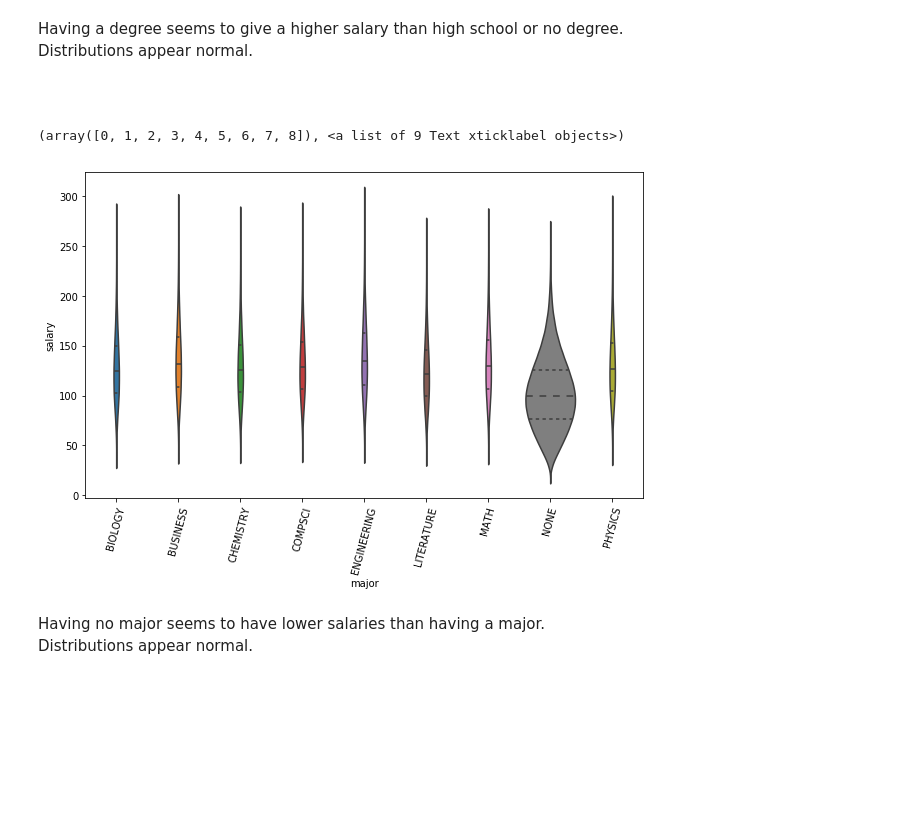
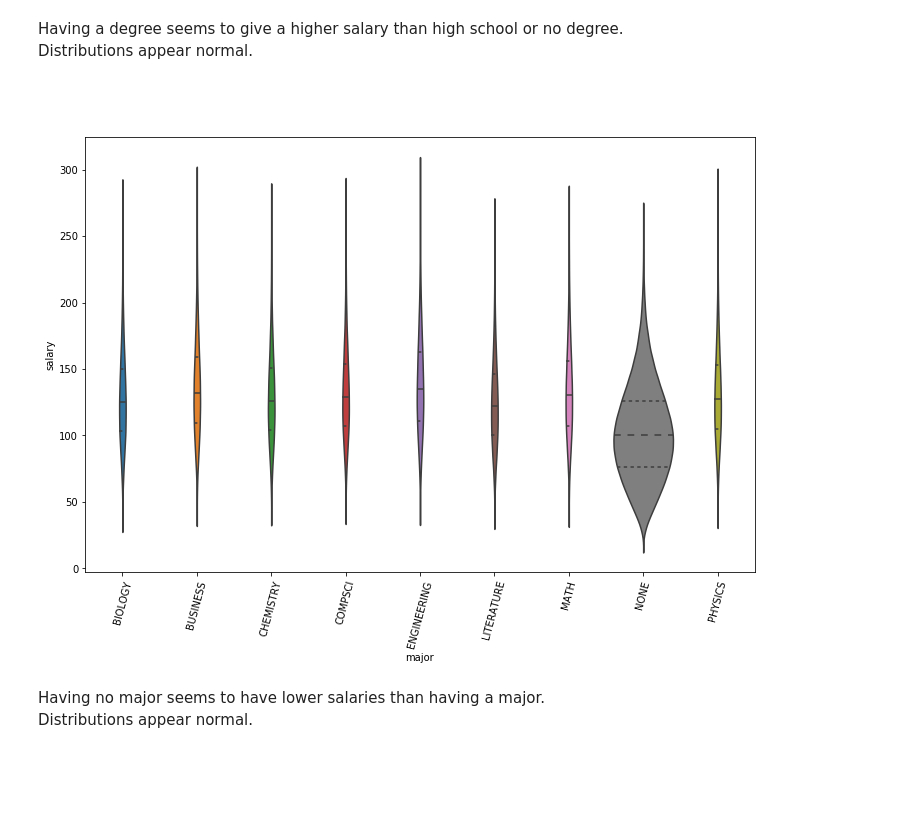
Before and after one commit to deejayrusso/Salary-Prediction-Portfolio, a Jupyter notebook: Salary Prediction Notebook.ipynb, the cells around one changed output. Saved outputs shown, nothing was run; the diff lists cells and outputs as text; code cells hidden in the pictures; blank space fills up the shorter version.

```diff
--- a/Salary Prediction Notebook.ipynb
+++ b/Salary Prediction Notebook.ipynb
@@ -423,17 +415,10 @@ Distributions appear normal.
 <br>
 <br>
 <br>
-# %%
-width = 10
-height = 6
-var = 'major'
-data = pd.concat([train_data['salary'], train_data[var]], axis=1)
-f, ax = plt.subplots(figsize=(width, height))
-fig = sns.violinplot(x=var, y='salary', data=data, scale='count', inner='quartile')
-plt.xticks(rotation=75)
-# %% [output]
-(array([0, 1, 2, 3, 4, 5, 6, 7, 8]), <a list of 9 Text xticklabel objects>)
-[figure, removed]
+# %%
+ViolinPlot(train_data,'major')
+# %% [output]
+[figure, added]
 # %% [markdown]
 Having no major seems to have lower salaries than having a major. <br>
 Distributions appear normal.
```
Also changed, not shown: parts of 8 cells of this notebook.
